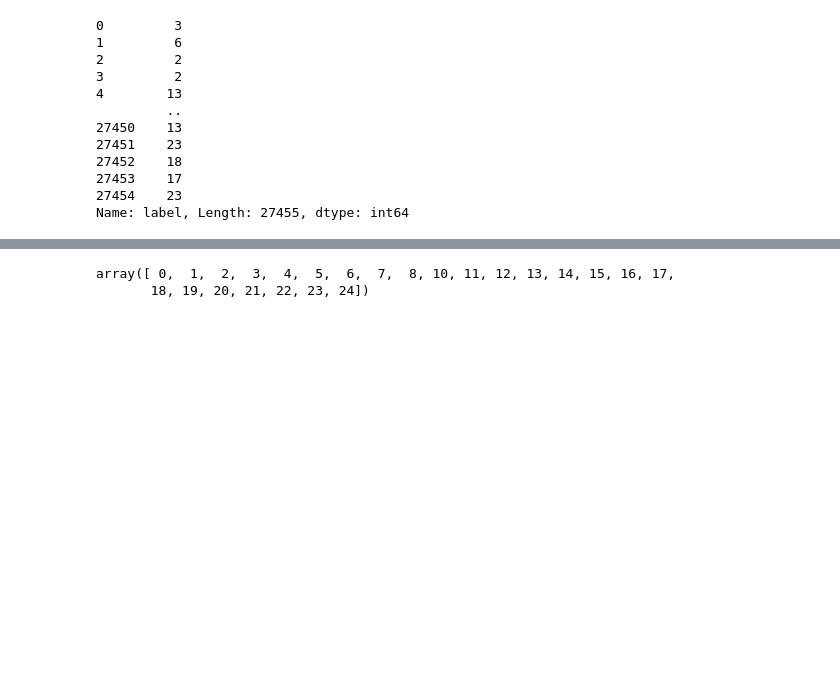
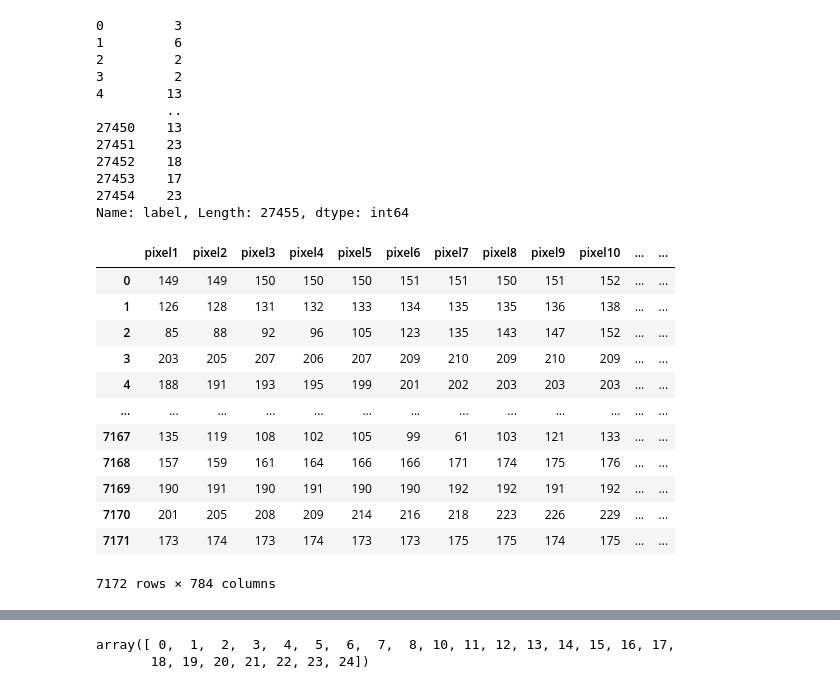
Before and after one commit to Lotto98/Sign-Language-MNIST, a Jupyter notebook: src/dataset.ipynb, the cells around one changed output, grey strips where cells are left out. Drawn from its saved outputs; the diff is of its cells as text; code cells hidden in the pictures; blank space fills up the shorter version.

```diff
--- a/src/dataset.ipynb
+++ b/src/dataset.ipynb
@@ -34,3 +34,19 @@ train_Y
 27453    17
 27454    23
 Name: label, Length: 27455, dtype: int64
+# %%
+test_X
+# %% [output]
+|  | pixel1 | pixel2 | pixel3 | pixel4 | pixel5 | pixel6 | pixel7 | pixel8 | pixel9 | pixel10 | ... | ... |
+| 0 | 149 | 149 | 150 | 150 | 150 | 151 | 151 | 150 | 151 | 152 | ... | ... |
+| 1 | 126 | 128 | 131 | 132 | 133 | 134 | 135 | 135 | 136 | 138 | ... | ... |
+| 2 | 85 | 88 | 92 | 96 | 105 | 123 | 135 | 143 | 147 | 152 | ... | ... |
+| 3 | 203 | 205 | 207 | 206 | 207 | 209 | 210 | 209 | 210 | 209 | ... | ... |
+| 4 | 188 | 191 | 193 | 195 | 199 | 201 | 202 | 203 | 203 | 203 | ... | ... |
+| ... | ... | ... | ... | ... | ... | ... | ... | ... | ... | ... | ... | ... |
+| 7167 | 135 | 119 | 108 | 102 | 105 | 99 | 61 | 103 | 121 | 133 | ... | ... |
+| 7168 | 157 | 159 | 161 | 164 | 166 | 166 | 171 | 174 | 175 | 176 | ... | ... |
+| 7169 | 190 | 191 | 190 | 191 | 190 | 190 | 192 | 192 | 191 | 192 | ... | ... |
+| 7170 | 201 | 205 | 208 | 209 | 214 | 216 | 218 | 223 | 226 | 229 | ... | ... |
+| 7171 | 173 | 174 | 173 | 174 | 173 | 173 | 175 | 175 | 174 | 175 | ... | ... |
+7172 rows × 784 columns
```
Also changed, not shown: parts of 6 cells of this notebook, 1 other file.
